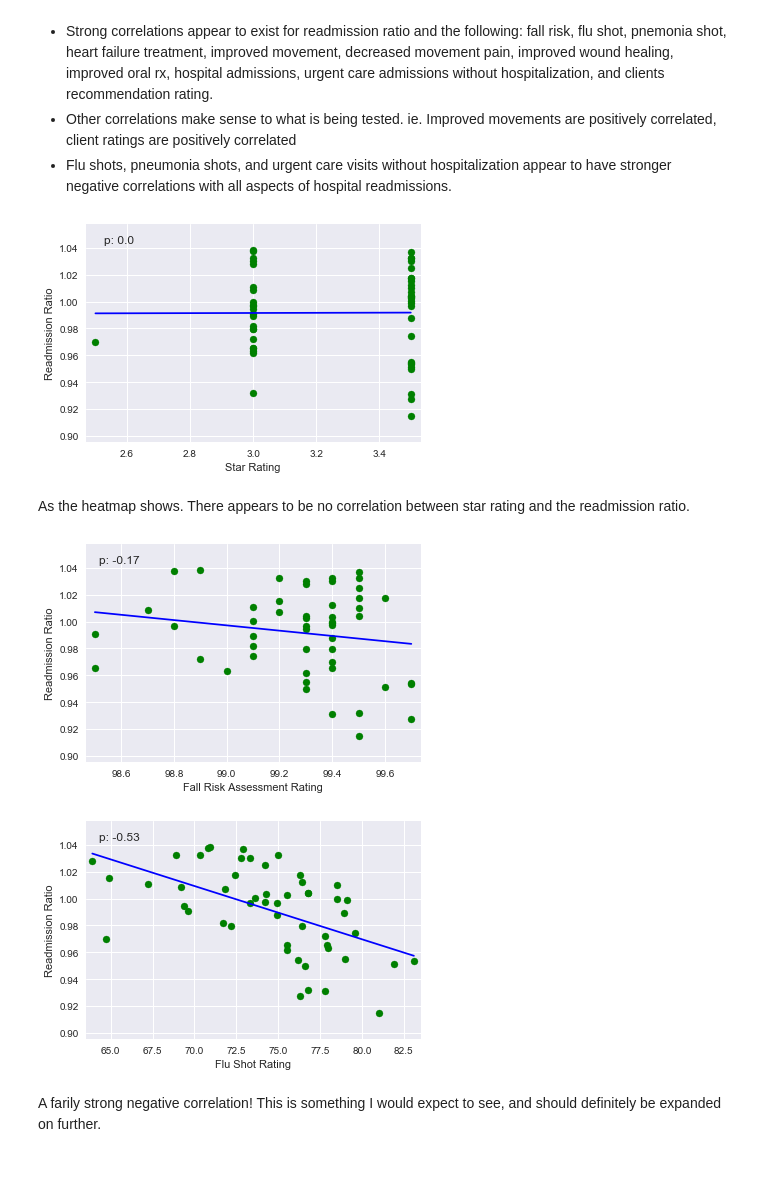
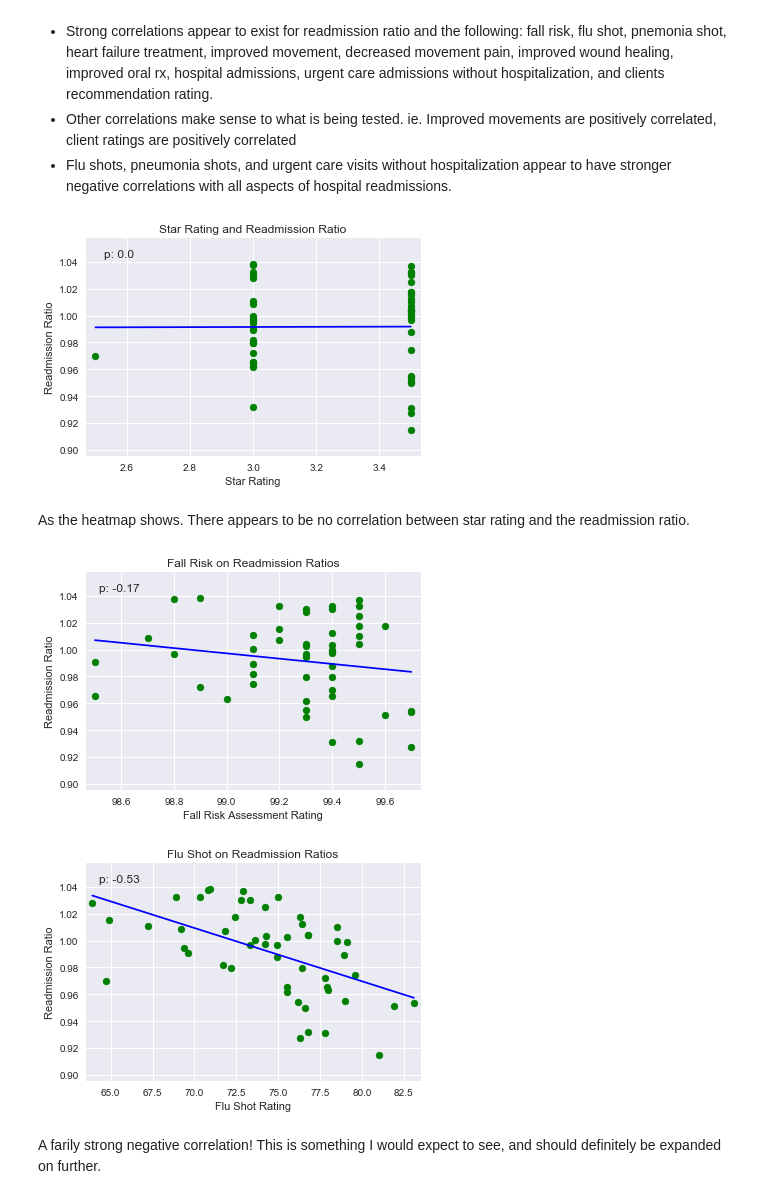
Before and after one commit to jsking751/Capstone_1, a Jupyter notebook: EDA and Analysis/Capstone1_EDA_Part_1.ipynb, the cells around one changed output. Saved outputs shown, nothing was run; the diff lists cells and outputs as text; code cells hidden in the pictures; blank space fills up the shorter version.

```diff
--- a/EDA and Analysis/Capstone1_EDA_Part_1.ipynb
+++ b/EDA and Analysis/Capstone1_EDA_Part_1.ipynb
@@ -186,11 +195,12 @@ There is a lot of information to unpack here, but the information provided is in
 # %%
 # Plotting Scatter Plot of Star Ratings and Readmission Ratios
 _ = scatterme(df.star_rating, df.readmission_ratio)
 _ = plt.xlabel('Star Rating')
 _ = plt.ylabel('Readmission Ratio')
+_ = plt.title('Star Rating and Readmission Ratio')
 plt.show()
 # %% [output]
-[figure, old version]
+[figure, new version]
 # %% [markdown]
 As the heatmap shows.  There appears to be no correlation between star rating and the readmission ratio.
 # %%
@@ -198,17 +208,19 @@ As the heatmap shows.  There appears to be no correlation between star rating an
 _ = scatterme(df.fall_risk, df.readmission_ratio)
 _ = plt.xlabel('Fall Risk Assessment Rating')
 _ = plt.ylabel('Readmission Ratio')
+_ = plt.title('Fall Risk on Readmission Ratios')
 plt.show()
 # %% [output]
-[figure, old version]
+[figure, new version]
 # %%
 # Flu Shot Rating and Readmission Ratio
 _ = scatterme(df.flu_shot, df.readmission_ratio)
 _ = plt.xlabel('Flu Shot Rating')
 _ = plt.ylabel('Readmission Ratio')
+_ = plt.title('Flu Shot on Readmission Ratios')
 plt.show()
 # %% [output]
-[figure, old version]
+[figure, new version]
 # %% [markdown]
 A farily strong negative correlation!  This is something I would expect to see, and should definitely be expanded on further.
 # %%
```
Also changed, not shown: parts of 20 cells of this notebook.
